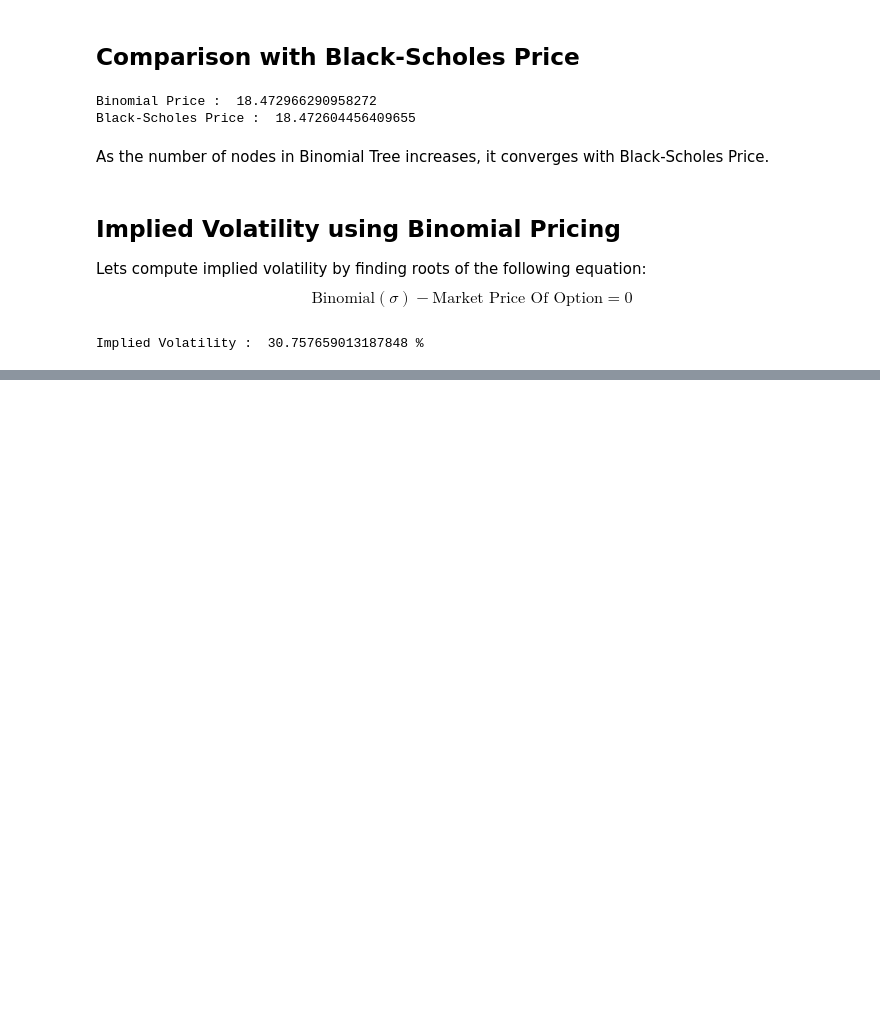
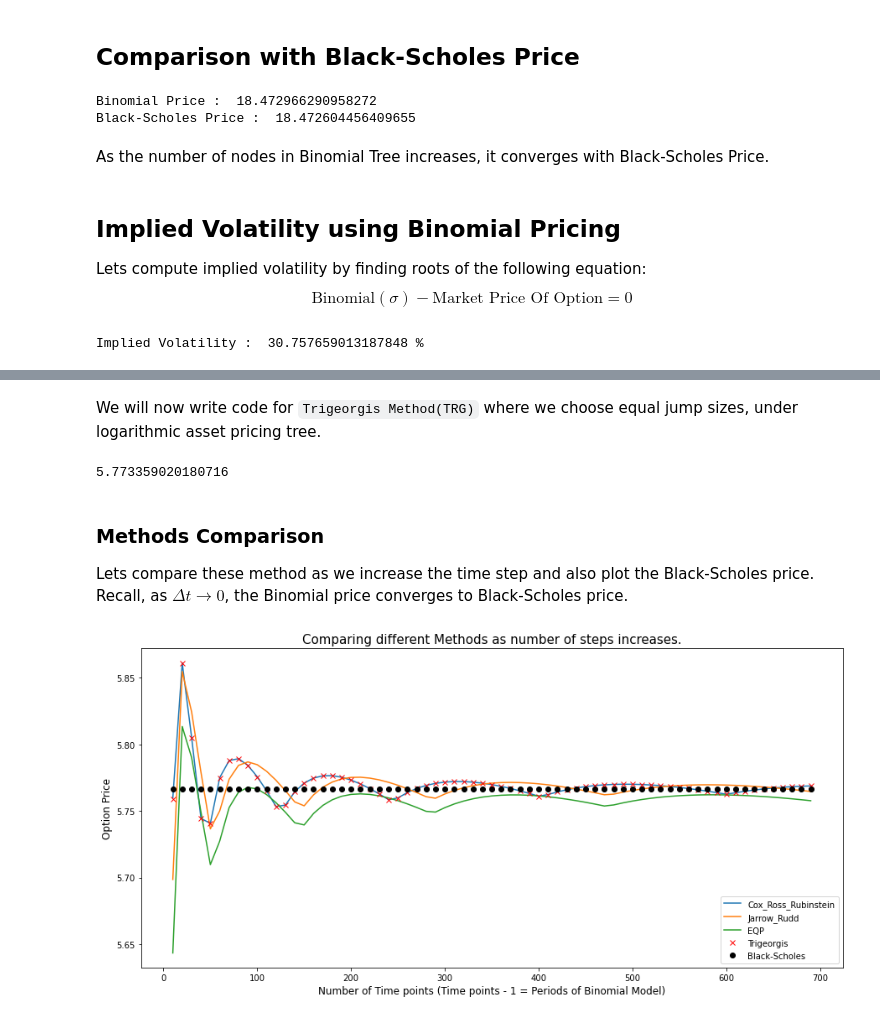
Before and after one commit to palluthapa/Financial-Maths, a Jupyter notebook: Binomial Options Pricing Model.ipynb, the cells around one changed output, grey strips where cells are left out. Saved outputs shown, nothing was run; the diff lists cells and outputs as text; code cells hidden in the pictures; blank space fills up the shorter version.

Commit message:
Updated Binomial model

```diff
--- a/Binomial Options Pricing Model.ipynb
+++ b/Binomial Options Pricing Model.ipynb
@@ -4,6 +4,7 @@ import matplotlib.pyplot as plt
 import time
 import mathfinance as mf
 import scipy.optimize
+plt.rcParams['figure.figsize'] = [15,7]
 # %% [markdown]
 ### One-Period Binomial Model
 In a financial market, there is a `Risky asset` $S_t$(stock). The value of the stock at time ($t = 0$) is $S_0$.
@@ -197,7 +199,7 @@ Lets vectorize our `binomial_pricer` and make use of the formula $S_{i,j} = S_0
 def binomial_pricer_vectorized(S0, K, r, T, M, sigma, type = "call"):
     '''
     Calculates the Price of a European call/put option with strike K and maturity T using Binomial Model.
-
+    Uses Cox-Ross-Rubinstein model.
             Parameters:
                     S0 (double): Current price of the underlying asset.
                     K (double) : Strike price of the option.
@@ -300,0 +492,72 @@ Implied Volatility :  30.757659013187848 %
+# %% [markdown]
+We will now write code for `Trigeorgis Method(TRG)` where we choose equal jump sizes, under logarithmic asset pricing tree.
+# %%
+def binomial_pricer_vectorized_TRG(S0, K, r, T, M, sigma, type = "call"):
+    '''
+    Calculates the Price of a European call/put option with strike K and maturity T using Binomial Model.
+    Uses Trigeorgis Method(TRG).
+            Parameters:
+                    S0 (double): Current price of the underlying asset.
+                    K (double) : Strike price of the option.
+                    r (double) : Risk-free Interest Rate.
+                    T (double) : Time to maturity/expiration (in years).
+                    M (Int)    : Number of points in time direction.
+                    sigma (double) : Volatility of the underlying asset.
+                    type (String) : European call or put option.
+
+            Returns:
+                    price (double): Price of a European call/put option.
+    '''
+    N = M-1     # Number of time steps.
+    dt = T/N    # Time-step size.
+    nu = r - 0.5*sigma**2
+    delta_xu = np.sqrt(sigma**2 * dt + nu**2 * dt**2)  # TRG dxu parameter.
+    delta_xd = -delta_xu  # TRG dxd parameter.
+    pu = 0.5 + 0.5*nu*dt/delta_xu  # TRG pu parameter.(probability of delta x up).
+
+    # Initialising Asset prices at maturity - Time step N.
+    S = S0 * np.exp(N*delta_xd) * np.exp(np.arange(0, N+1, 1) * (delta_xu - delta_xd))
+
+    # Initialise option values at maturity.
+    if type == "call":
+        O = np.maximum( S - K , np.zeros(N+1) )
+    elif type == "put":
+        O = np.maximum( K - S , np.zeros(N+1) )
+
+    # Backpropagate to fill the remaining Options values at each nodes.
+    for i in np.arange(N,0,-1):
+        O = np.exp(-r*dt) * ( pu * O[1:i+1] + (1-pu) * O[0:i] )
+
+    return O[0]
+
+call_price_TRG = binomial_pricer_vectorized_TRG(S0, K, r, T, M, sigma, type = "call")
+print(call_price_TRG)
+# %% [output]
+5.773359020180716
+# %% [markdown]
+### Methods Comparison
+Lets compare these method as we increase the time step and also plot the Black-Scholes price. Recall, as $\Delta t \rightarrow 0$, the Binomial price converges to Black-Scholes price.
+# %%
+# Initialise Empty list to add Option prices using different method and time steps.
+BS, CRR, JR, EQP, TRG = [],[],[],[],[]
+M = range(10, 700, 10)
+
+for i in M:
+    BS.append(mf.blackscholes(r, S0, K, T, sigma, t=0, type="call"))
+    CRR.append(binomial_pricer_vectorized(S0, K, r, T, i, sigma, type = "call"))
+    JR.append(binomial_pricer_vectorized_JR(S0, K, r, T, i, sigma, type = "call"))
+    EQP.append(binomial_pricer_vectorized_EQP(S0, K, r, T, i, sigma, type = "call"))
+    TRG.append(binomial_pricer_vectorized_TRG(S0, K, r, T, i, sigma, type = "call"))
+
+plt.xlabel('Number of Time points (Time points - 1 = Periods of Binomial Model)', fontsize = 12)
+plt.ylabel('Option Price', fontsize = 12)
+plt.plot(M, CRR, label='Cox_Ross_Rubinstein')
+plt.plot(M, JR, label='Jarrow_Rudd')
+plt.plot(M, EQP, label='EQP')
+plt.plot(M, TRG, 'rx',label='Trigeorgis')
+plt.plot(M, BS, 'ko',label='Black-Scholes')
+plt.legend(loc='lower right')
+plt.title('Comparing different Methods as number of steps increases.', fontsize = 15)
+plt.show()
+# %% [output]
+[figure, added]
```
Also changed, not shown: parts of 12 cells of this notebook, 4 other files.
